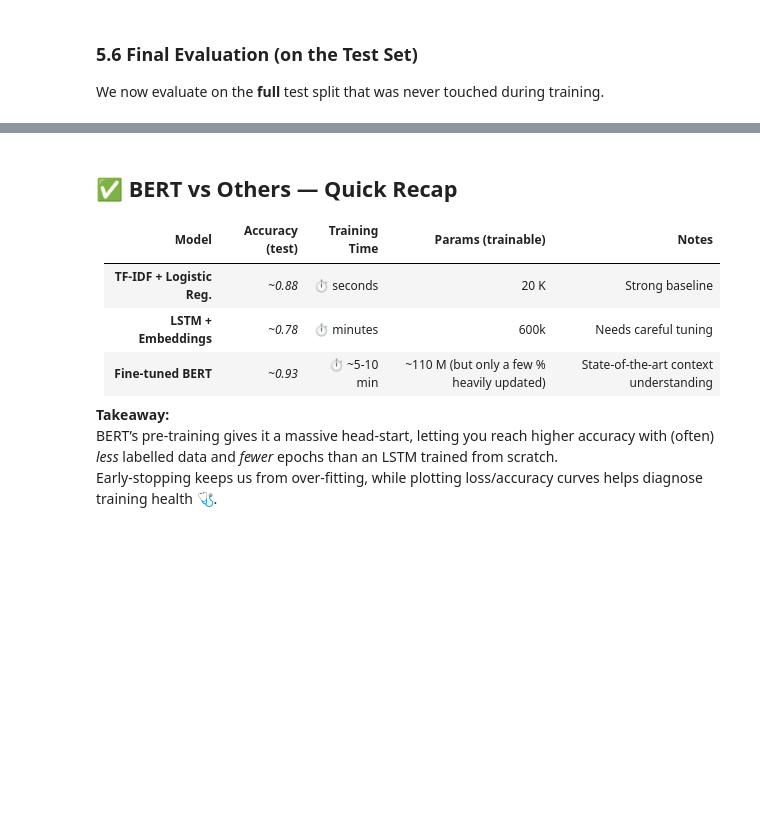
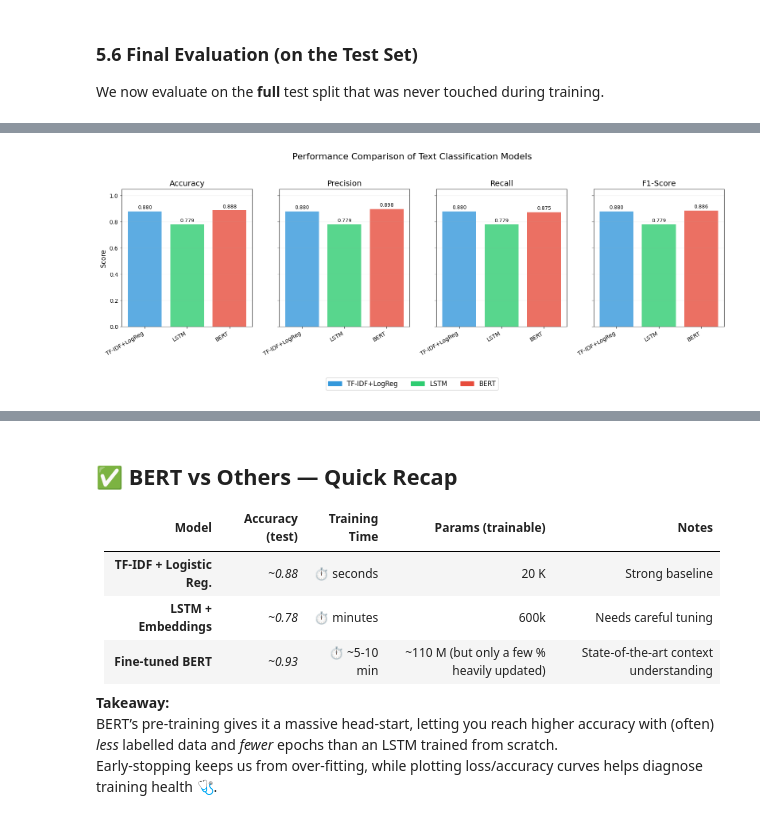
Before and after one commit to agombert/AdvancedNLPClasses, a Jupyter notebook: docs/chapter5/Session_5_1_BERT_HF_Implementation.ipynb, the cells around one changed output, grey strips where cells are left out. Drawn from its saved outputs; the diff is of its cells as text; code cells hidden in the pictures; blank space fills up the shorter version.

```diff
--- a/docs/chapter5/Session_5_1_BERT_HF_Implementation.ipynb
+++ b/docs/chapter5/Session_5_1_BERT_HF_Implementation.ipynb
@@ -517,3 +516,82 @@ print(test_metrics)
+# %%
+import matplotlib.pyplot as plt
+import numpy as np
+import pandas as pd
+from sklearn.metrics import accuracy_score, precision_score, recall_score, f1_score
+
+
+# Calculate metrics for LogReg (TF-IDF)
+logreg_accuracy = accuracy_score(y_test, y_pred_logreg)
+logreg_precision = precision_score(y_test, y_pred_logreg, average='weighted')
+logreg_recall = recall_score(y_test, y_pred_logreg, average='weighted')
+logreg_f1 = f1_score(y_test, y_pred_logreg, average='weighted')
+
+# Calculate metrics for LSTM
+lstm_accuracy = accuracy_score(y_test_lstm, y_pred_lstm)
+lstm_precision = precision_score(y_test_lstm, y_pred_lstm, average='weighted')
+lstm_recall = recall_score(y_test_lstm, y_pred_lstm, average='weighted')
+lstm_f1 = f1_score(y_test_lstm, y_pred_lstm, average='weighted')
+
+# Extract BERT metrics from test_metrics (assuming this structure)
+# If your test_metrics has a different structure, adjust accordingly
+bert_accuracy = test_metrics.get('eval_accuracy', 0)
+bert_precision = test_metrics.get('eval_precision', 0)
+bert_recall = test_metrics.get('eval_recall', 0)
+bert_f1 = test_metrics.get('eval_f1', 2 * bert_recall * bert_precision / (bert_recall + bert_precision))
+
+# Create a DataFrame for easy plotting
+models = ['TF-IDF+LogReg', 'LSTM', 'BERT']
+metrics_df = pd.DataFrame({
+    'Accuracy': [logreg_accuracy, lstm_accuracy, bert_accuracy],
+    'Precision': [logreg_precision, lstm_precision, bert_precision],
+    'Recall': [logreg_recall, lstm_recall, bert_recall],
+    'F1-Score': [logreg_f1, lstm_f1, bert_f1]
+}, index=models)
+
+fig, axes = plt.subplots(1, 4, figsize=(16, 6), sharey=True)
+metrics = ['Accuracy', 'Precision', 'Recall', 'F1-Score']
+
+# Colors for each model
+colors = ['#3498db', '#2ecc71', '#e74c3c']  # Blue, Green, Red
+
+# Plot each metric in a separate subplot
+for i, metric in enumerate(metrics):
+    ax = axes[i]
+    bars = ax.bar(models, metrics_df[metric], color=colors, alpha=0.8)
+
+    # Add value labels on top of bars
+    for bar in bars:
+        height = bar.get_height()
+        ax.text(bar.get_x() + bar.get_width()/2., height + 0.01,
+                f'{height:.3f}', ha='center', va='bottom', fontsize=9)
+
+    # Set title and customize
+    ax.set_title(metric, fontsize=14)
+    ax.set_ylim(0, 1.05)
+    ax.grid(axis='y', alpha=0.3)
+
+    # Only show y-axis label on the first subplot
+    if i == 0:
+        ax.set_ylabel('Score', fontsize=12)
+
+    # Rotate x-axis labels to avoid overlap
+    plt.setp(ax.get_xticklabels(), rotation=30, ha='right')
+
+# Add a common legend
+fig.legend(
+    [plt.Rectangle((0,0),1,1, color=color) for color in colors],
+    models,
+    loc='upper center',
+    bbox_to_anchor=(0.5, 0.05),
+    ncol=3,
+    fontsize=12
+)
+
+plt.suptitle('Performance Comparison of Text Classification Models', fontsize=16)
+plt.tight_layout(rect=[0, 0.1, 1, 0.95])  # Adjust layout to accommodate the legend
+plt.show()
+# %% [output]
+[figure, added]
 # %%
 from transformers import AutoTokenizer, TFAutoModel
 
```
Also changed, not shown: parts of 30 cells of this notebook, 1 other file.
